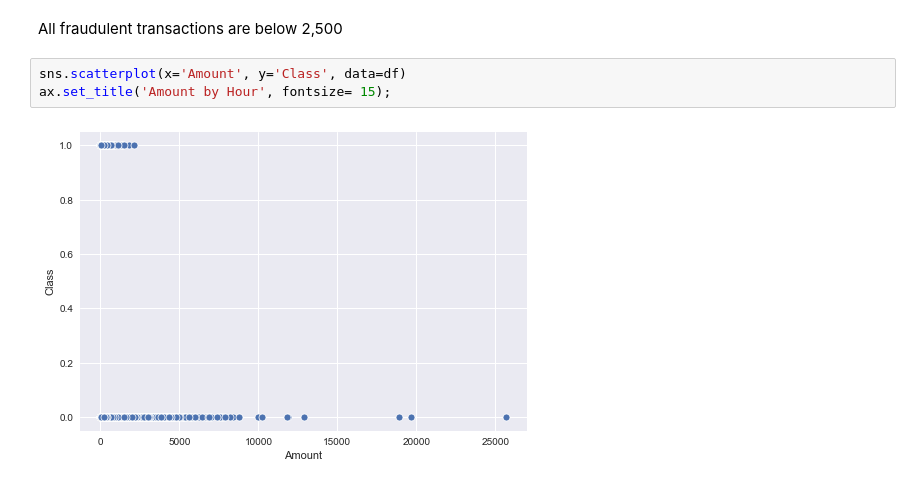
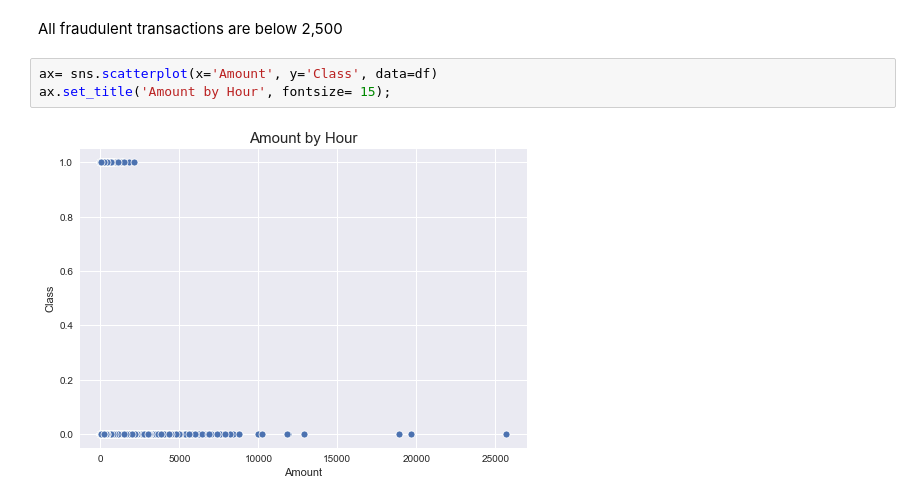
Before and after one commit to HamoyeHQ/g01-fraud-detection, a Jupyter notebook: EDA_and_preprocessing/eda_on_time_and_amount.ipynb, the cells around one changed output. Cells and saved outputs as stored; diff of their text form.

Commit message:
correction on saved images

```diff
--- a/EDA_and_preprocessing/eda_on_time_and_amount.ipynb
+++ b/EDA_and_preprocessing/eda_on_time_and_amount.ipynb
@@ -122,10 +122,10 @@ plt.title('DISTRIBUTION OF TRANSACTION AMOUNT');
 # %% [markdown]
 All fraudulent transactions are below 2,500
 # %%
-sns.scatterplot(x='Amount', y='Class', data=df)
+ax= sns.scatterplot(x='Amount', y='Class', data=df)
 ax.set_title('Amount by Hour', fontsize= 15);
 # %% [output]
-[figure, old version]
+[figure, new version]
 # %%
 # sns.heatmap(df.corr())
 
```
Also changed, not shown: parts of 1 cell of this notebook, 1 other file.
